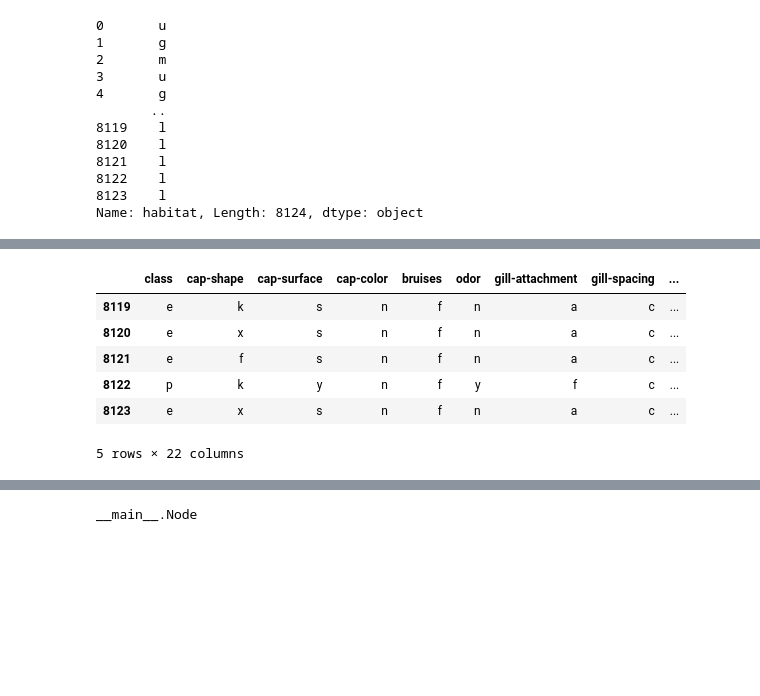
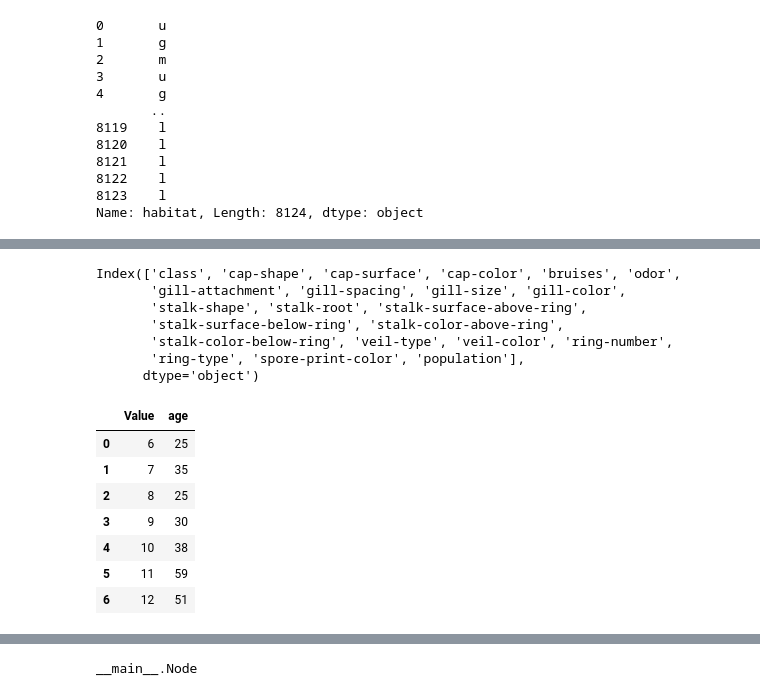
Before and after one commit to gokulmpg/SmallPracticeExercises, a Jupyter notebook: python-mushrooms.ipynb, the cells around one changed output, grey strips where cells are left out. Cells and saved outputs as stored; diff of their text form; code cells hidden in the pictures; blank space fills up the shorter version.

```diff
--- a/python-mushrooms.ipynb
+++ b/python-mushrooms.ipynb
@@ -114,10 +188,10 @@ mushrooms.floordiv(5)
 # %%
-mushrooms.tail()
+mushrooms.columns
 # %% [output]
-|  | class | cap-shape | cap-surface | cap-color | bruises | odor | gill-attachment | gill-spacing | ... |
-| 8119 | e | k | s | n | f | n | a | c | ... |
-| 8120 | e | x | s | n | f | n | a | c | ... |
-| 8121 | e | f | s | n | f | n | a | c | ... |
-| 8122 | p | k | y | n | f | y | f | c | ... |
-| 8123 | e | x | s | n | f | n | a | c | ... |
-5 rows × 22 columns
+Index(['class', 'cap-shape', 'cap-surface', 'cap-color', 'bruises', 'odor',
+       'gill-attachment', 'gill-spacing', 'gill-size', 'gill-color',
+       'stalk-shape', 'stalk-root', 'stalk-surface-above-ring',
+       'stalk-surface-below-ring', 'stalk-color-above-ring',
+       'stalk-color-below-ring', 'veil-type', 'veil-color', 'ring-number',
+       'ring-type', 'spore-print-color', 'population'],
+      dtype='object')
@@ -123,0 +207,13 @@ mushrooms.tail()
+# %%
+newdf = pd.DataFrame(data = {'Value' :(1,2,3,4,5,6,7),'age' : (20,30,20,25,33,54,46)})
+
+newdf.add(5)
+# %% [output]
+|  | Value | age |
+| 0 | 6 | 25 |
+| 1 | 7 | 35 |
+| 2 | 8 | 25 |
+| 3 | 9 | 30 |
+| 4 | 10 | 38 |
+| 5 | 11 | 59 |
+| 6 | 12 | 51 |
```
Also changed, not shown: parts of 14 cells of this notebook.
